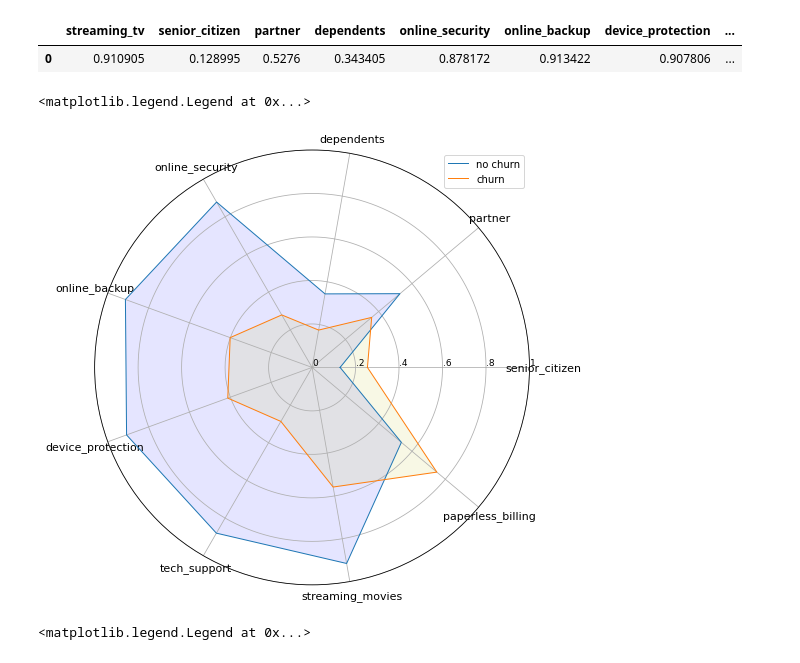
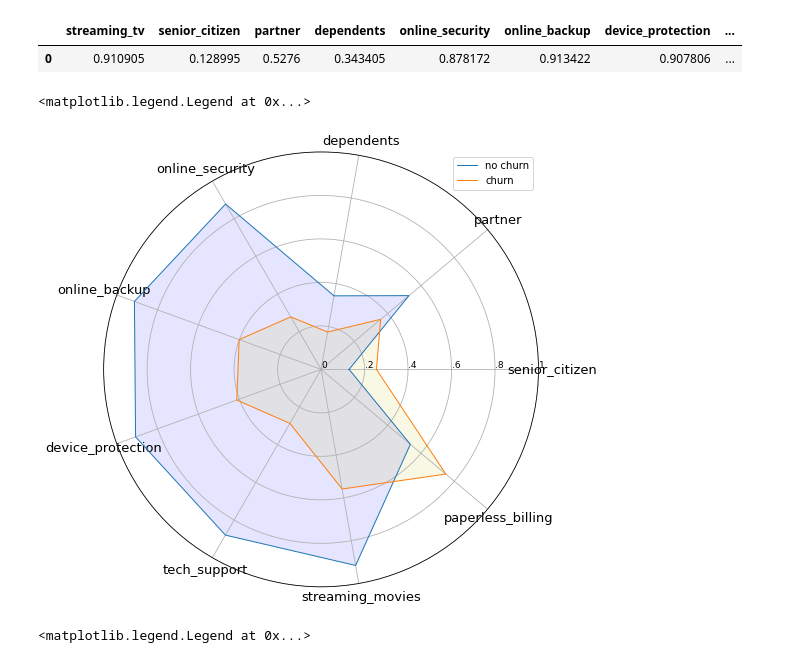
Before and after one commit to ravinder79/Telco_Churn, a Jupyter notebook: Radar chart.ipynb, the cells around one changed output. Cells and saved outputs as stored; diff of their text form; code cells hidden in the pictures.

```diff
--- a/Radar chart.ipynb
+++ b/Radar chart.ipynb
@@ -82,35 +82,35 @@ angles1 += angles1[:1]
 
 angles2 = [n / float(N2) * 2 * pi for n in range(N2)]
 angles2 += angles2[:1]
 
 # Initialise the spider plot
 ax = plt.subplot(111, polar=True)
 
 # Draw one axe per variable + add labels labels yet
-plt.xticks(angles1[:-1], categories1, color='black', size=11)
+plt.xticks(angles1[:-1], categories1, color='black', size=13)
 
 # Draw ylabels
 ax.set_rlabel_position(0)
 plt.yticks([0,.2,.4,.6,.8,1], ['0','.2','.4','.6','.8','1'],
            color="black", size=9)
 plt.ylim(0,1)
 
 # Plot data
 ax.plot(angles1, values1, linewidth=1,
         linestyle='solid', label='no churn')
 
 # Fill area
 ax.fill(angles1, values1, 'b', alpha=0.1)
 
 ax.plot(angles2, values2, linewidth=1,
         linestyle='solid', label='churn')
 
 # Fill area
 ax.fill(angles2, values2, 'y', alpha=0.1)
 plt.legend()
 # %% [output]
 <matplotlib.legend.Legend at 0x...>
-[figure, old version]
+[figure, new version]
 # %%
 # number of variable
 categories1=list(df2_0)[1:]
```
Also changed, not shown: 1 other file.
